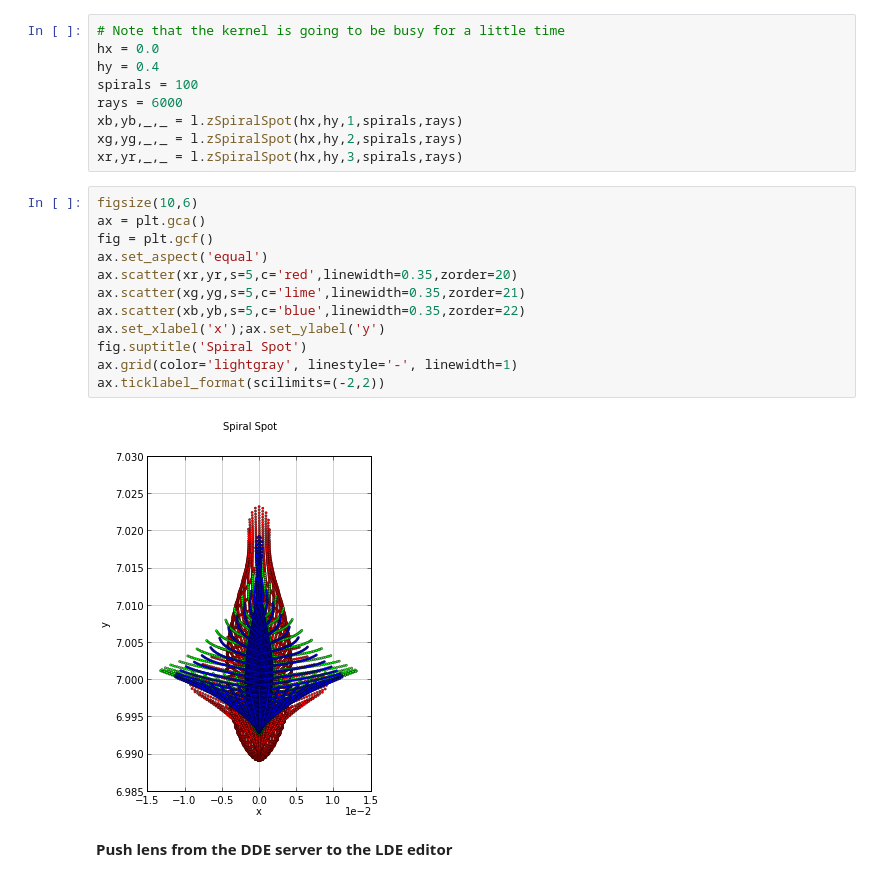
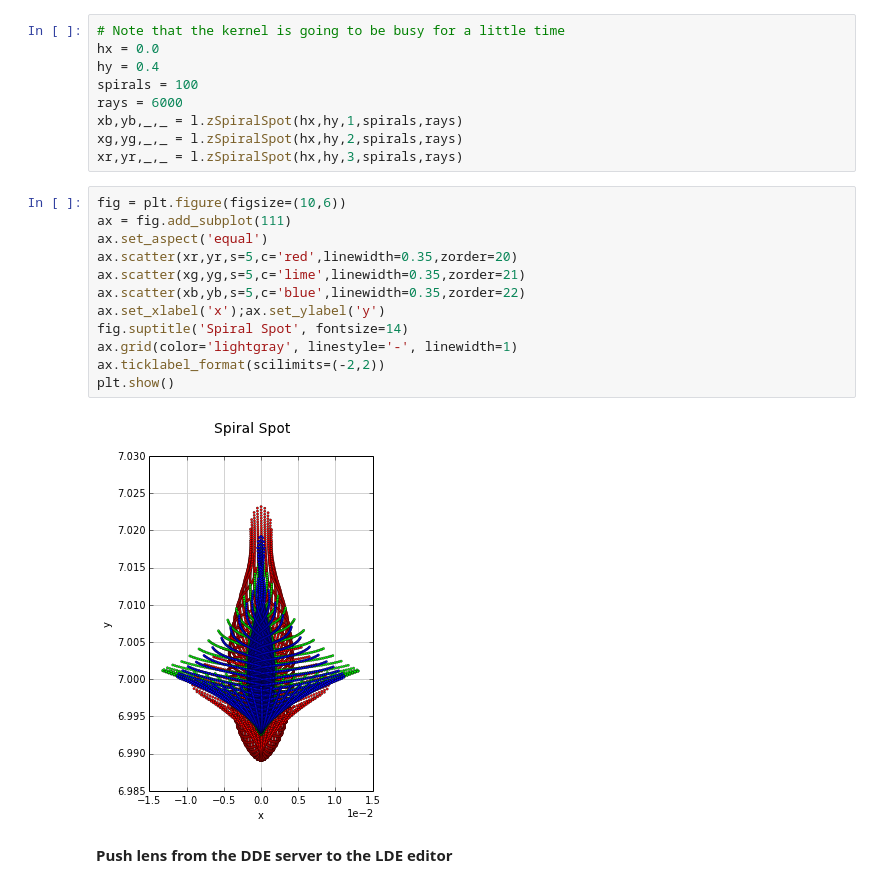
Before and after one commit to xzos/PyZDDE, a Jupyter notebook: Examples/IPNotebooks/pyZDDE_Usage_Test_In_Notebook.ipynb, the cells around one changed output. Saved outputs shown, nothing was run; the diff lists cells and outputs as text.

```diff
--- a/Examples/IPNotebooks/pyZDDE_Usage_Test_In_Notebook.ipynb
+++ b/Examples/IPNotebooks/pyZDDE_Usage_Test_In_Notebook.ipynb
@@ -79,19 +86,19 @@ xb,yb,_,_ = l.zSpiralSpot(hx,hy,1,spirals,rays)
 xg,yg,_,_ = l.zSpiralSpot(hx,hy,2,spirals,rays)
 xr,yr,_,_ = l.zSpiralSpot(hx,hy,3,spirals,rays)
 # %%
-figsize(10,6)
-ax = plt.gca()
-fig = plt.gcf()
+fig = plt.figure(figsize=(10,6))
+ax = fig.add_subplot(111)
 ax.set_aspect('equal')
 ax.scatter(xr,yr,s=5,c='red',linewidth=0.35,zorder=20)
 ax.scatter(xg,yg,s=5,c='lime',linewidth=0.35,zorder=21)
 ax.scatter(xb,yb,s=5,c='blue',linewidth=0.35,zorder=22)
 ax.set_xlabel('x');ax.set_ylabel('y')
-fig.suptitle('Spiral Spot')
+fig.suptitle('Spiral Spot', fontsize=14)
 ax.grid(color='lightgray', linestyle='-', linewidth=1)
 ax.ticklabel_format(scilimits=(-2,2))
+plt.show()
 # %% [output]
-[figure, old version]
+[figure, new version]
 # %% [markdown]
 **Push lens from the DDE server to the LDE editor**
 # %%
```
Also changed, not shown: parts of 12 cells of this notebook, 15 other files.
